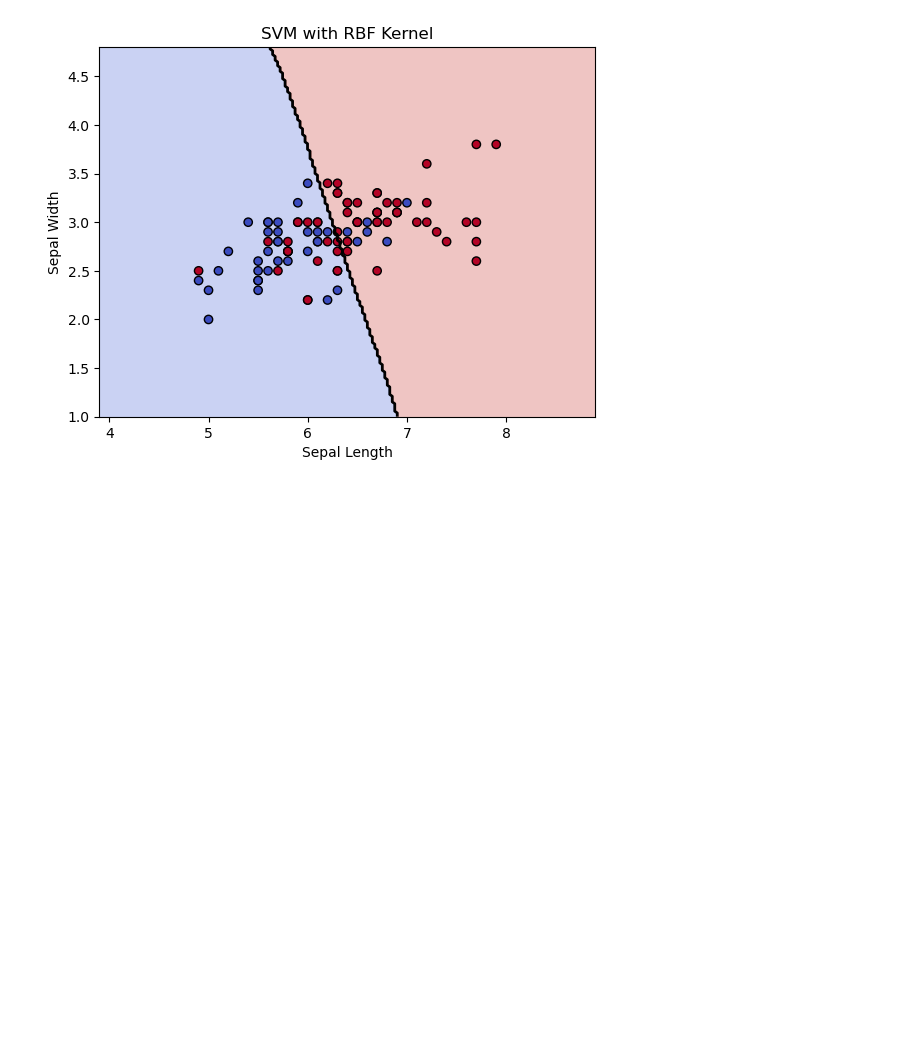
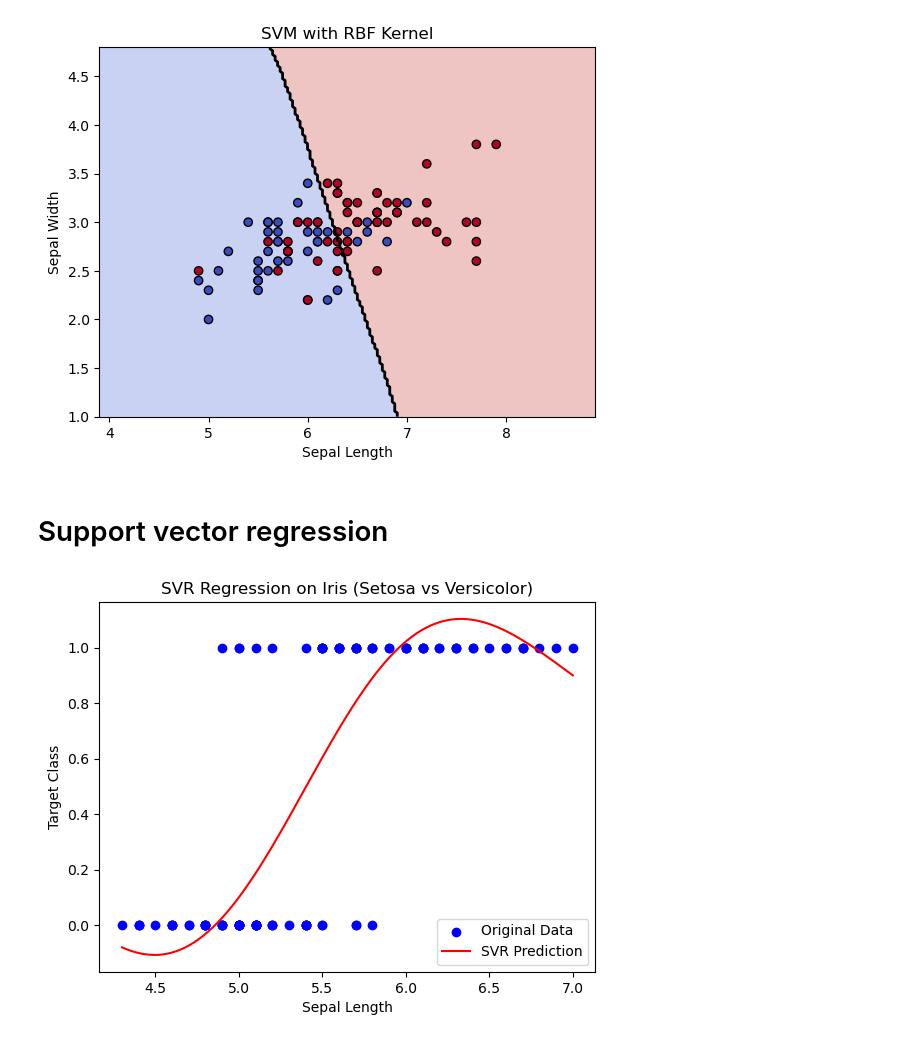
Before and after one commit to CHERUGAD/Machine_learning, a Jupyter notebook: svm.ipynb, the cells around one changed output. Cells and saved outputs as stored; diff of their text form; code cells hidden in the pictures; blank space fills up the shorter version.

Commit message:
Using Support machine regression

```diff
--- a/svm.ipynb
+++ b/svm.ipynb
@@ -249,3 +249,38 @@ plt.title("SVM with RBF Kernel")
 plt.show()
 # %% [output]
 [figure]
+# %% [markdown]
+# Support vector regression
+# %%
+import numpy as np
+import matplotlib.pyplot as plt
+from sklearn.svm import SVR
+from sklearn.datasets import load_iris
+
+# Load the dataset
+iris = load_iris()
+X = iris.data[:, [0]]  # Use only the first feature (sepal length)
+y = iris.target
+
+# Only use class 0 and 1 (Setosa and Versicolor) for regression
+X = X[y != 2]
+y = y[y != 2]
+
+# Train SVR model
+model = SVR(kernel='rbf', C=0.5, gamma=0.5, epsilon=0.1)
+model.fit(X, y)
+
+# Create test points for prediction
+x_test = np.linspace(X.min(), X.max(), 200).reshape(-1, 1)
+y_pred = model.predict(x_test)
+
+# Plot the results
+plt.scatter(X, y, color='blue', label='Original Data')
+plt.plot(x_test, y_pred, color='red', label='SVR Prediction')
+plt.xlabel('Sepal Length')
+plt.ylabel('Target Class')
+plt.title('SVR Regression on Iris (Setosa vs Versicolor)')
+plt.legend()
+plt.show()
+# %% [output]
+[figure, added]
```
